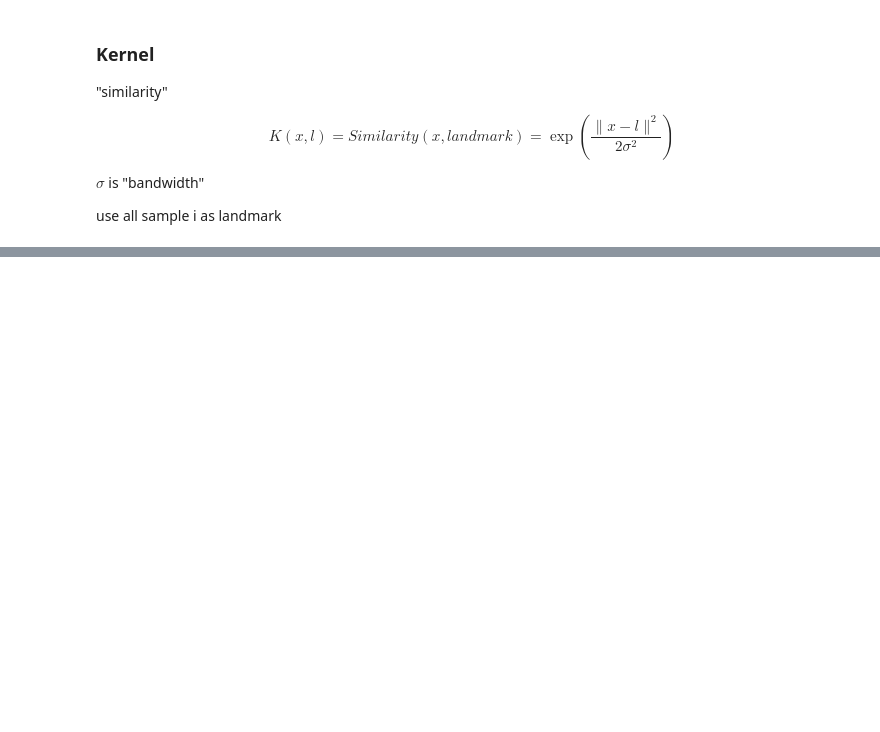
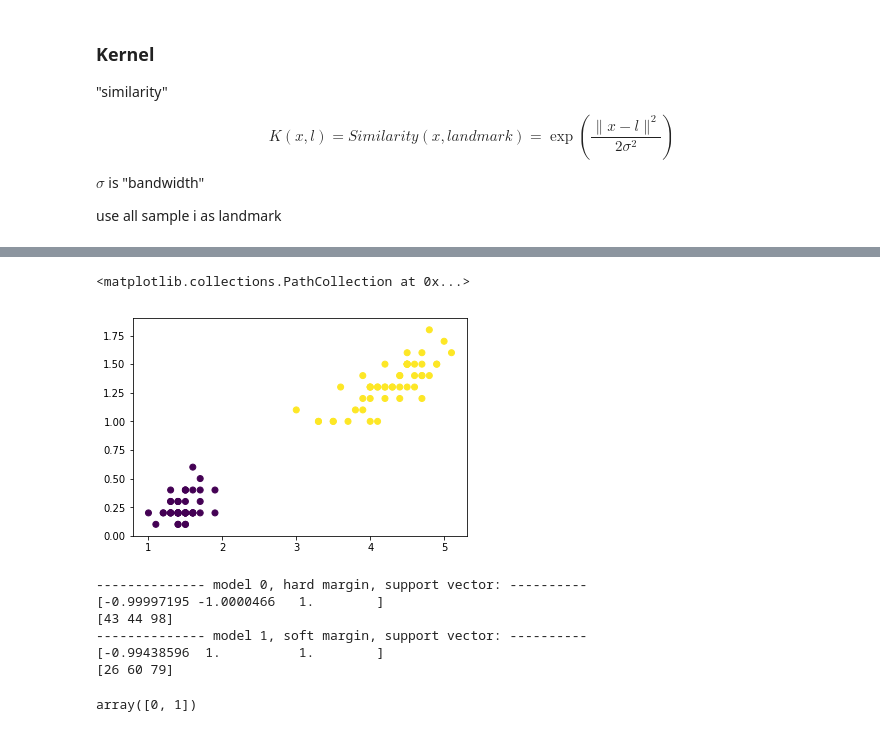
Before and after one commit to JiaRu2016/LiHang_StatisticalLearningMethod, a Jupyter notebook: C7-SVM/SVM.ipynb, the cells around one changed output, grey strips where cells are left out. Drawn from its saved outputs; the diff is of its cells as text; code cells hidden in the pictures; blank space fills up the shorter version.

```diff
--- a/C7-SVM/SVM.ipynb
+++ b/C7-SVM/SVM.ipynb
@@ -133,0 +218,13 @@ plt.show()
+# %%
+iris = load_iris()
+df = pd.DataFrame(iris.data, columns=iris.feature_names)
+df['target'] = iris.target
+df = df[df.target != 2]
+
+X = df.iloc[:, 2:4].values
+y = df['target'].values
+# %%
+plt.scatter(X[:, 0], X[:, 1], c=y)
+# %% [output]
+<matplotlib.collections.PathCollection at 0x...>
+[figure, added]
@@ -133,0 +233,33 @@ plt.show()
+# %%
+m0 = LinearSVC(loss='hinge', C=1000)   # C is very larege, hard margin
+m1 = LinearSVC(loss='hinge', C=1)  # default C is 1, soft margin
+
+m0.fit(X, y)
+m1.fit(X, y)
+
+m0.decision_function(X)  # signed distance to hyperplane, confidence score
+
+signed_distance_0 = m0.decision_function(X)
+suport_vector_idx_0 = np.nonzero(np.abs(np.abs(signed_distance_0) - 1) <= 0.01)[0]
+
+signed_distance_1 = m1.decision_function(X)
+suport_vector_idx_1 = np.nonzero(np.abs(np.abs(signed_distance_1) - 1) <= 0.01)[0]
+
+print('-------------- model 0, hard margin, support vector: ----------')
+print(signed_distance_0[suport_vector_idx_0])
+print(suport_vector_idx_0)
+
+print('-------------- model 1, soft margin, support vector: ----------')
+print(signed_distance_1[suport_vector_idx_1])
+print(suport_vector_idx_1)
+# %% [output]
+-------------- model 0, hard margin, support vector: ----------
+[-0.99997195 -1.0000466   1.        ]
+[43 44 98]
+-------------- model 1, soft margin, support vector: ----------
+[-0.99438596  1.          1.        ]
+[26 60 79]
+# %%
+np.unique(y)
+# %% [output]
+array([0, 1])
```
Also changed, not shown: parts of 13 cells of this notebook.
